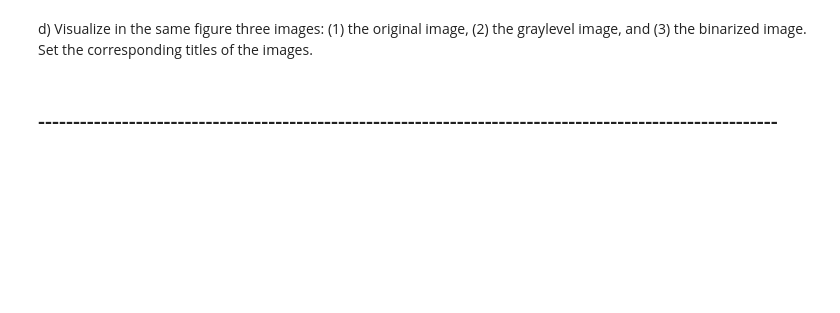
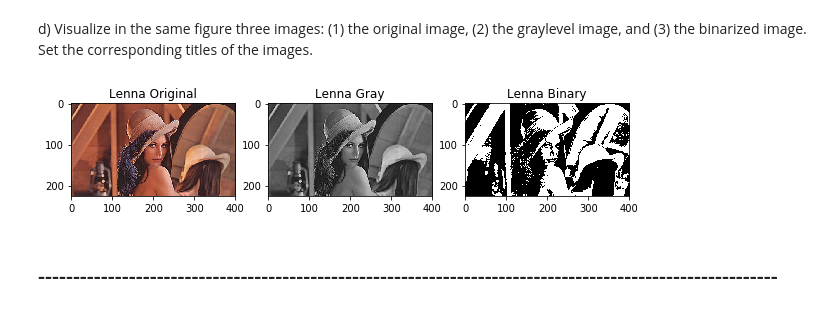
Before and after one commit to eduardgc22/VisioArtificial, a Jupyter notebook: P1_FranciscoDiazRuiz_EduardGranersCastellet/p1_2018-2019_2solve.ipynb, the cells around one changed output. Cells and saved outputs as stored; diff of their text form; code cells hidden in the pictures; blank space fills up the shorter version.

```diff
--- a/P1_FranciscoDiazRuiz_EduardGranersCastellet/p1_2018-2019_2solve.ipynb
+++ b/P1_FranciscoDiazRuiz_EduardGranersCastellet/p1_2018-2019_2solve.ipynb
@@ -154,5 +170,17 @@ c) Convert the lena image into a boolean image, by applying a binarization to th
 # %% [markdown]
 d) Visualize in the same figure three images: (1) the original image, (2) the graylevel image, and (3) the binarized image. Set the corresponding titles of the images.
+# %%
+f,lenna_all = plt.subplots(ncols = 3,nrows = 1,figsize=(10,10))
+
+lenna_all[0].imshow(lenna)
+lenna_all[0].set_title('Lenna Original')
+lenna_all[1].imshow(lenna_gray,cmap='gray')
+lenna_all[1].set_title('Lenna Gray')
+lenna_all[2].imshow(lenna_bin,cmap='gray')
+lenna_all[2].set_title('Lenna Binary')
+plt.show()
+# %% [output]
+[figure, added]
 # %% [markdown]
 ## ----------------------------------------------------------------------------------------------------------
 # %% [markdown]
```
Also changed, not shown: parts of 4 cells of this notebook, 1 other file.
